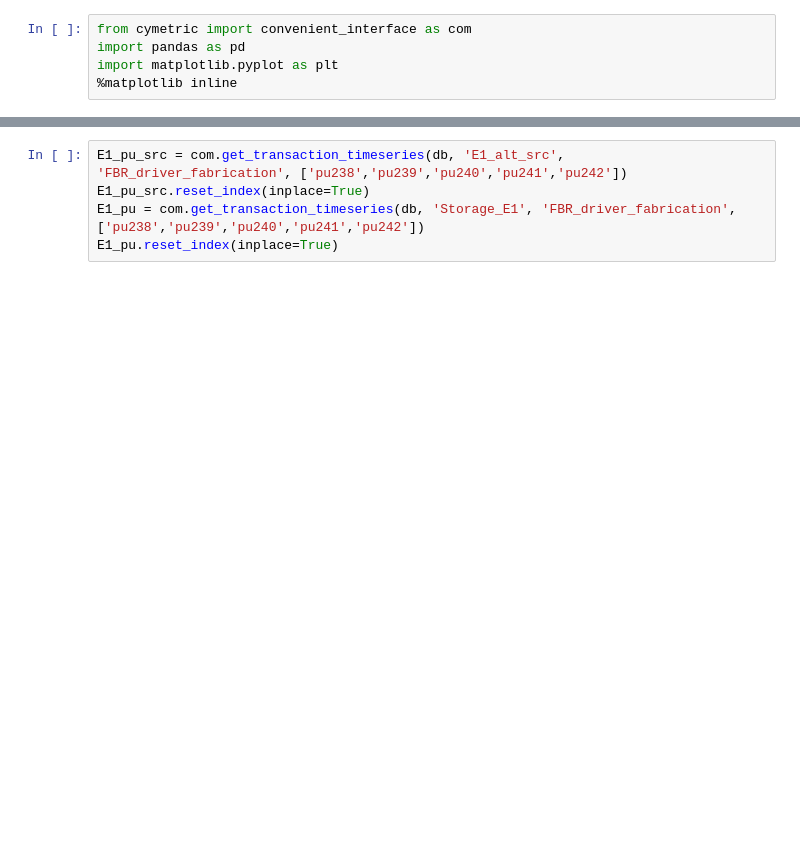
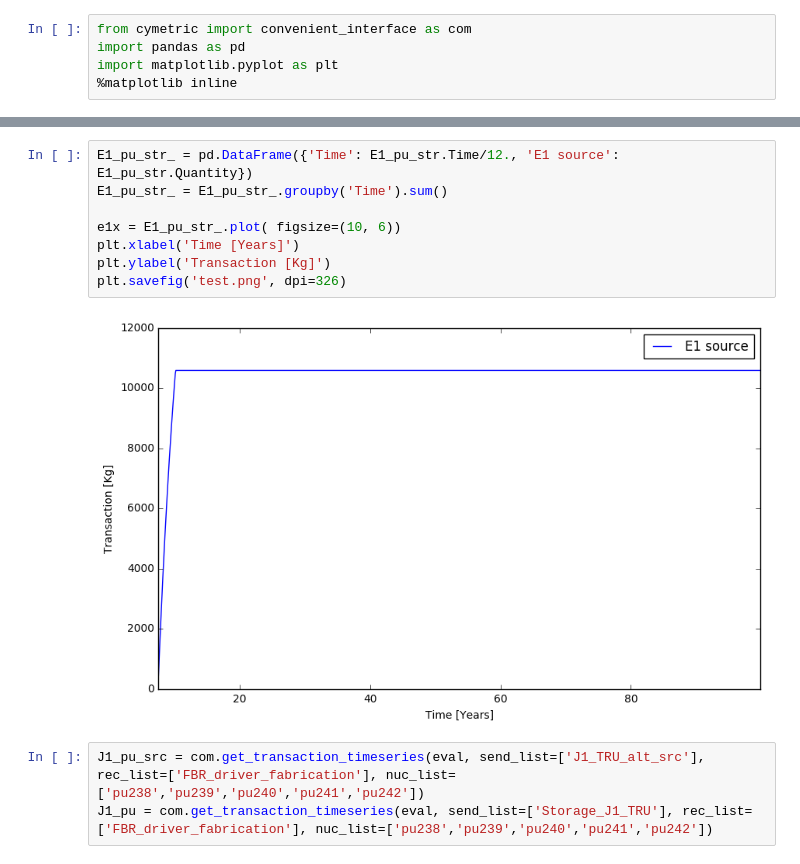
Before and after one commit to Baaaaam/EG30, a Jupyter notebook: EG30_analysis.ipynb, the cells around one changed output, grey strips where cells are left out. Saved outputs shown, nothing was run; the diff lists cells and outputs as text; blank space fills up the shorter version.

```diff
--- a/EG30_analysis.ipynb
+++ b/EG30_analysis.ipynb
@@ -9,6 +28,14 @@ db = cym.dbopen('cyclus.sqlite')
+# %%
+E1_pu_str_ = pd.DataFrame({'Time': E1_pu_str.Time/12., 'E1 source': E1_pu_str.Quantity})
+E1_pu_str_ = E1_pu_str_.groupby('Time').sum()
+
+e1x = E1_pu_str_.plot( figsize=(10, 6))
+plt.xlabel('Time [Years]')
+plt.ylabel('Transaction [Kg]')
+plt.savefig('test.png', dpi=326)
+# %% [output]
+[figure, added]
 # %%
-E1_pu_src = com.get_transaction_timeseries(db, 'E1_alt_src', 'FBR_driver_fabrication', ['pu238','pu239','pu240','pu241','pu242'])
-E1_pu_src.reset_index(inplace=True)
-E1_pu = com.get_transaction_timeseries(db, 'Storage_E1', 'FBR_driver_fabrication', ['pu238','pu239','pu240','pu241','pu242'])
-E1_pu.reset_index(inplace=True)
+J1_pu_src = com.get_transaction_timeseries(eval, send_list=['J1_TRU_alt_src'], rec_list=['FBR_driver_fabrication'], nuc_list=['pu238','pu239','pu240','pu241','pu242'])
+J1_pu = com.get_transaction_timeseries(eval, send_list=['Storage_J1_TRU'], rec_list=['FBR_driver_fabrication'], nuc_list=['pu238','pu239','pu240','pu241','pu242'])
 # %%
```
Also changed, not shown: parts of 13 cells of this notebook.
